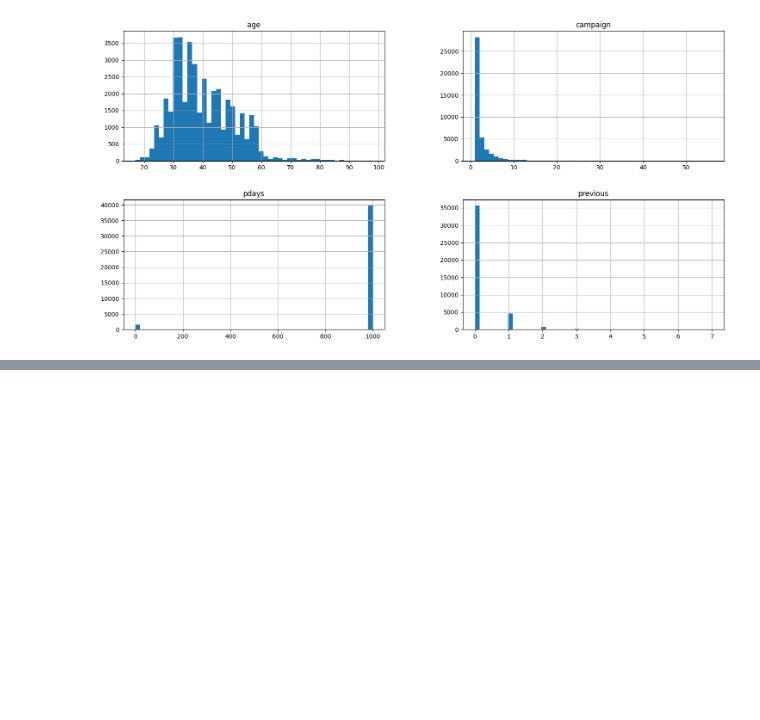
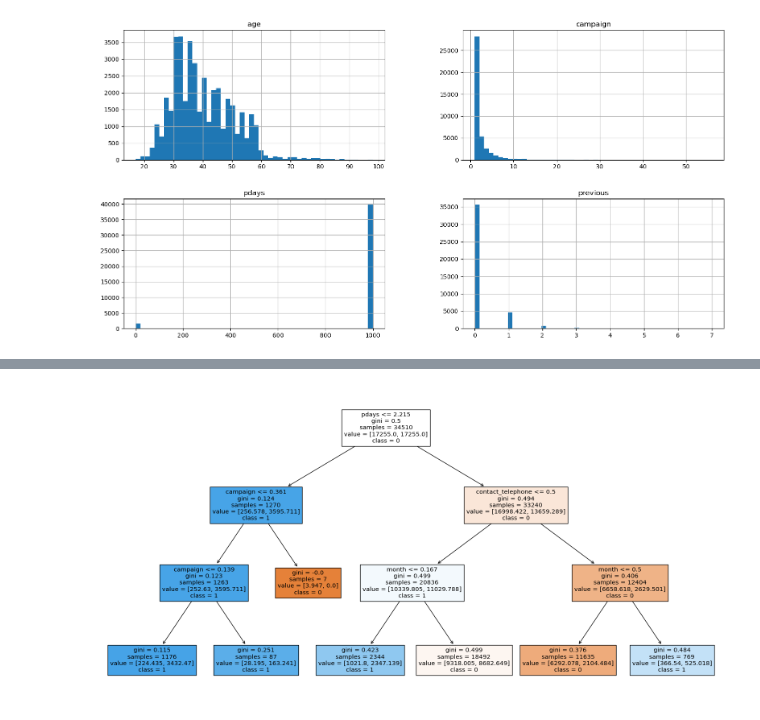
Before and after one commit to s22403MB/Inzynierka, a Jupyter notebook: Inzynierka_analiza_modeli.ipynb, the cells around one changed output, grey strips where cells are left out. Cells and saved outputs as stored; diff of their text form; code cells hidden in the pictures; blank space fills up the shorter version.

```diff
--- a/Inzynierka_analiza_modeli.ipynb
+++ b/Inzynierka_analiza_modeli.ipynb
@@ -185,3 +131,18 @@ plt.show()
+# %%
+from sklearn.tree import plot_tree
+
+plt.figure(figsize=(20,10))
+
+feature_names = X_train.columns
+class_names = model.classes_
+
+feature_names = list(map(str, feature_names))
+class_names = list(map(str, class_names))
+
+plot_tree(model, feature_names=feature_names, class_names=class_names, filled=True)
+plt.show()
+# %% [output]
+[figure, added]
 # %%
 from sklearn.ensemble import RandomForestClassifier
 
```
Also changed, not shown: parts of 20 cells of this notebook.
